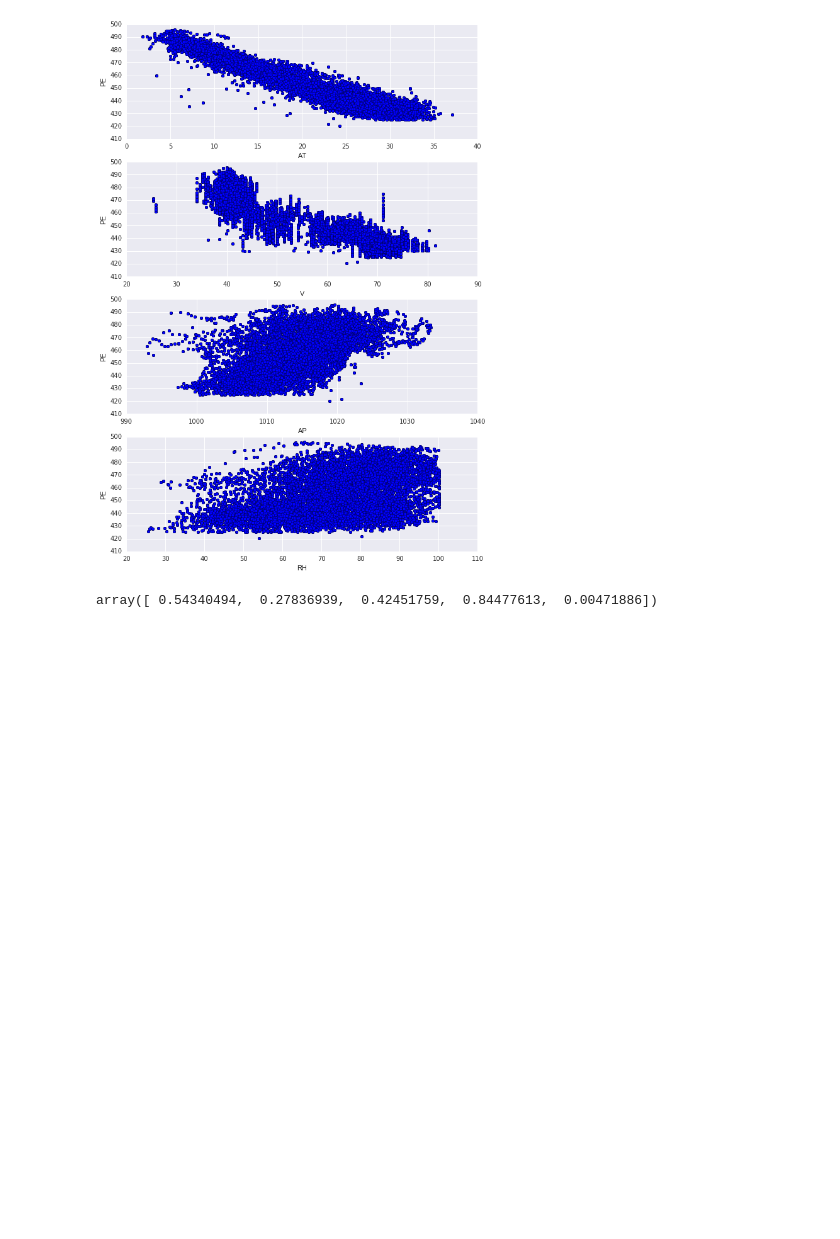
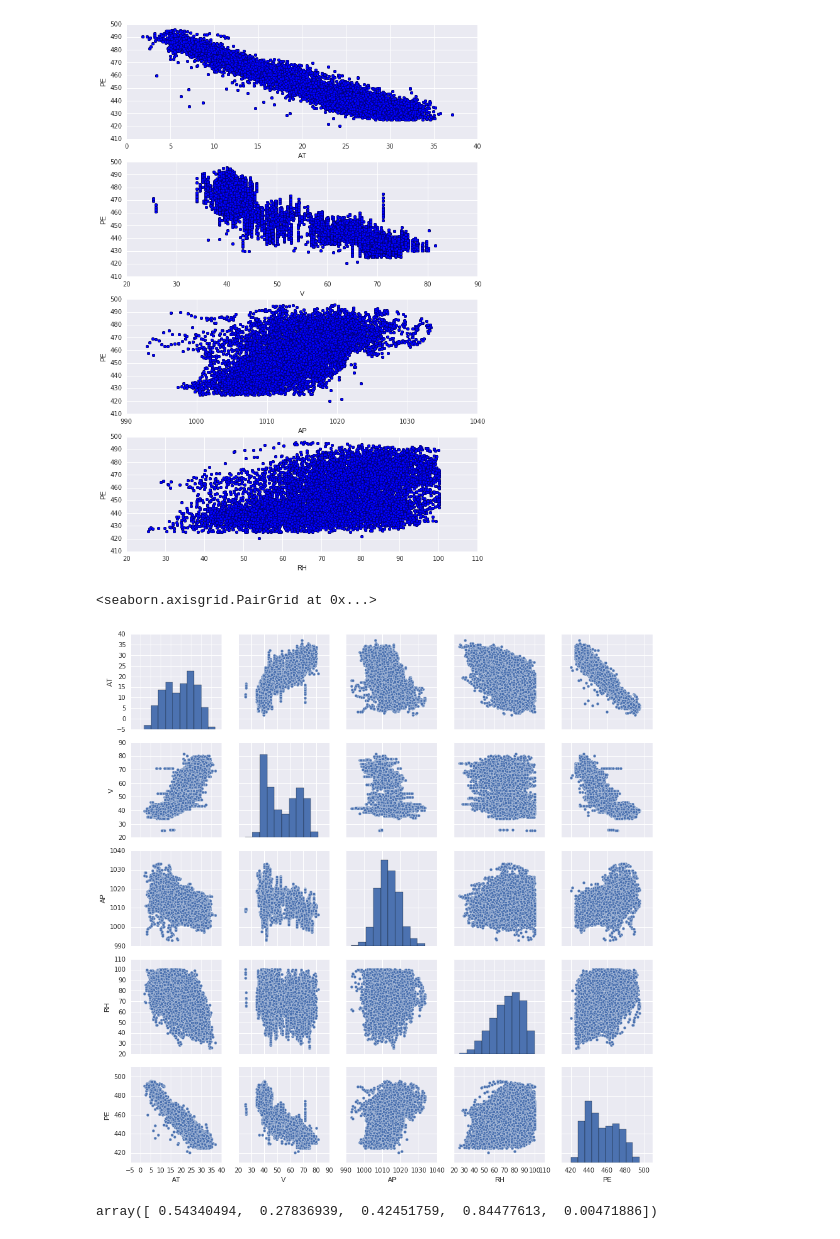
Before and after one commit to Einext/jupyter-notebooks, a Jupyter notebook: 03 Linear Regression.ipynb, the cells around one changed output. Drawn from its saved outputs; the diff is of its cells as text; code cells hidden in the pictures; blank space fills up the shorter version.

```diff
--- a/03 Linear Regression.ipynb
+++ b/03 Linear Regression.ipynb
@@ -31,6 +31,11 @@ for i, v in enumerate(["AT", "V", "AP", "RH"]):
     plt.ylabel("PE")
 # %% [output]
 [figure]
+# %%
+sns.pairplot(df)
+# %% [output]
+<seaborn.axisgrid.PairGrid at 0x...>
+[figure, added]
 # %%
 from sklearn.model_selection import train_test_split
 # %%
```
Also changed, not shown: parts of 3 cells of this notebook, 1 other file.
